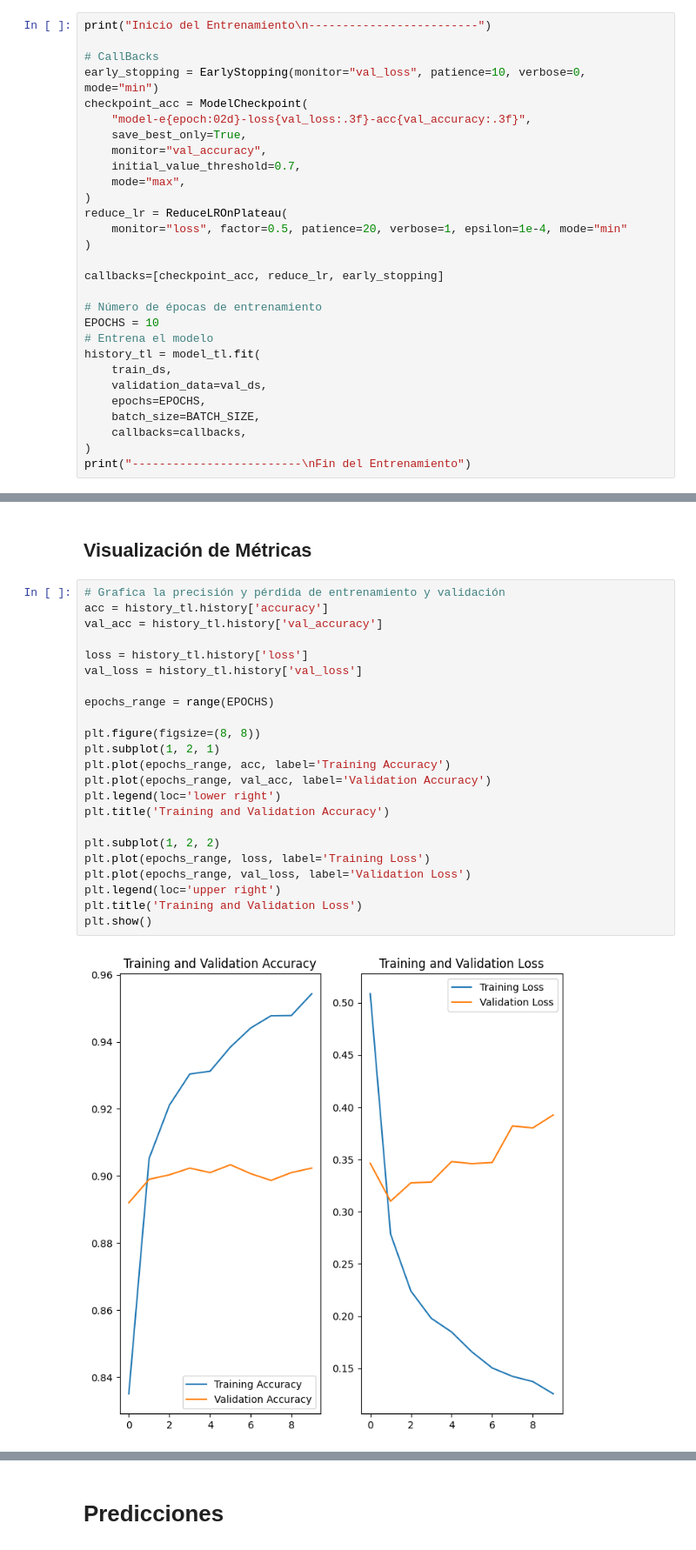
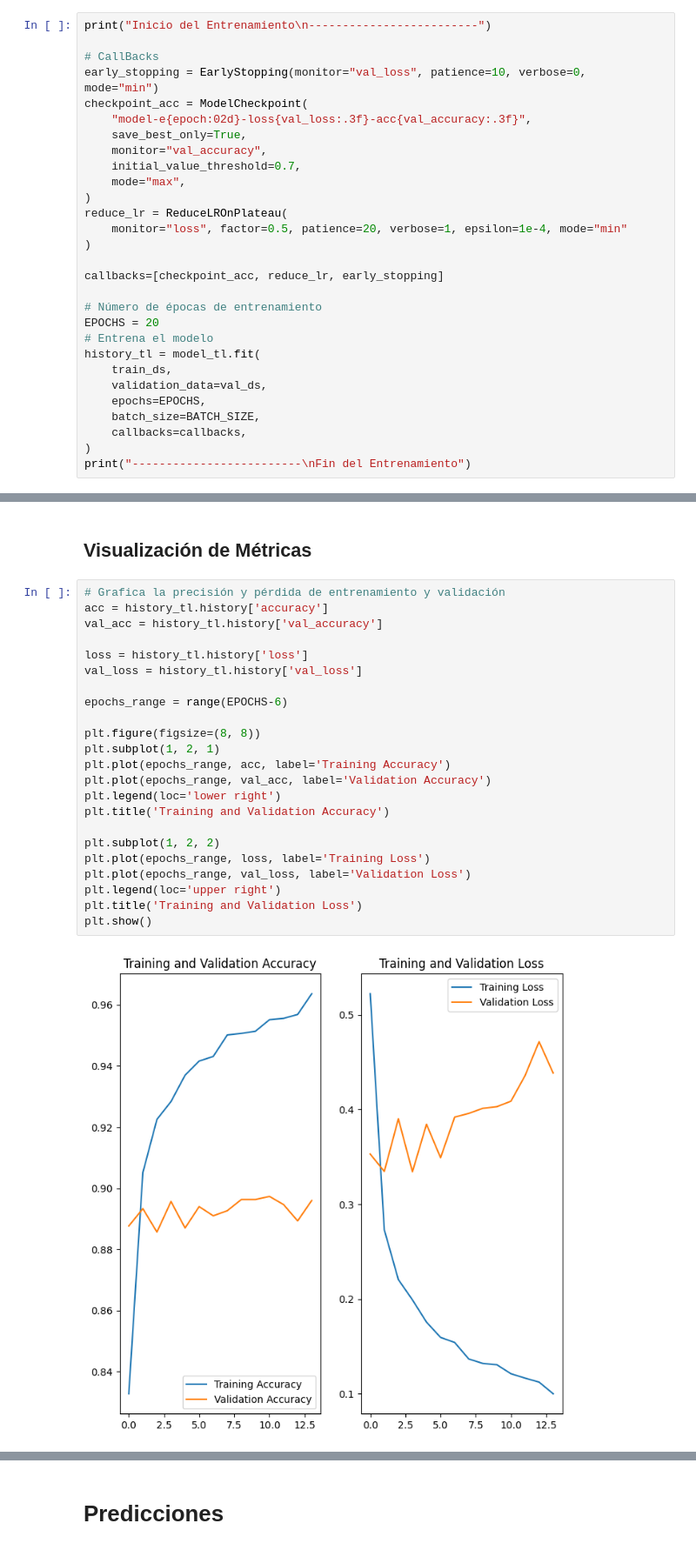
Before and after one commit to MiguelMussi/AAII_TP1, a Jupyter notebook: Problema_3.ipynb, the cells around one changed output, grey strips where cells are left out. Shown at 87% size. Saved outputs shown, nothing was run; the diff lists cells and outputs as text.

```diff
--- a/Problema_3.ipynb
+++ b/Problema_3.ipynb
@@ -740,7 +732,7 @@ reduce_lr = ReduceLROnPlateau(
 callbacks=[checkpoint_acc, reduce_lr, early_stopping]
 
 # Número de épocas de entrenamiento
-EPOCHS = 10
+EPOCHS = 20
 # Entrena el modelo
 history_tl = model_tl.fit(
     train_ds,
@@ -774,25 +766,25 @@ Fin del Entrenamiento
 # %%
 # Grafica la precisión y pérdida de entrenamiento y validación
 acc = history_tl.history['accuracy']
 val_acc = history_tl.history['val_accuracy']
 
 loss = history_tl.history['loss']
 val_loss = history_tl.history['val_loss']
 
-epochs_range = range(EPOCHS)
+epochs_range = range(EPOCHS-6)
 
 plt.figure(figsize=(8, 8))
 plt.subplot(1, 2, 1)
 plt.plot(epochs_range, acc, label='Training Accuracy')
 plt.plot(epochs_range, val_acc, label='Validation Accuracy')
 plt.legend(loc='lower right')
 plt.title('Training and Validation Accuracy')
 
 plt.subplot(1, 2, 2)
 plt.plot(epochs_range, loss, label='Training Loss')
 plt.plot(epochs_range, val_loss, label='Validation Loss')
 plt.legend(loc='upper right')
 plt.title('Training and Validation Loss')
 plt.show()
 # %% [output]
-[figure, old version]
+[figure, new version]
```
Also changed, not shown: parts of 24 cells of this notebook.
